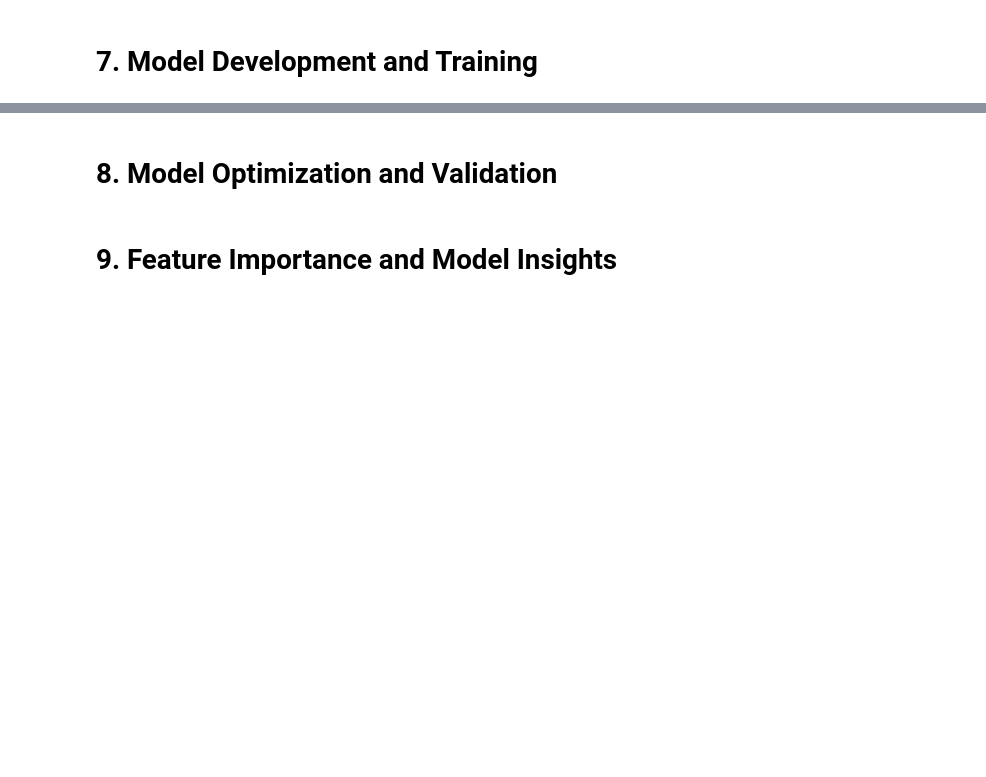
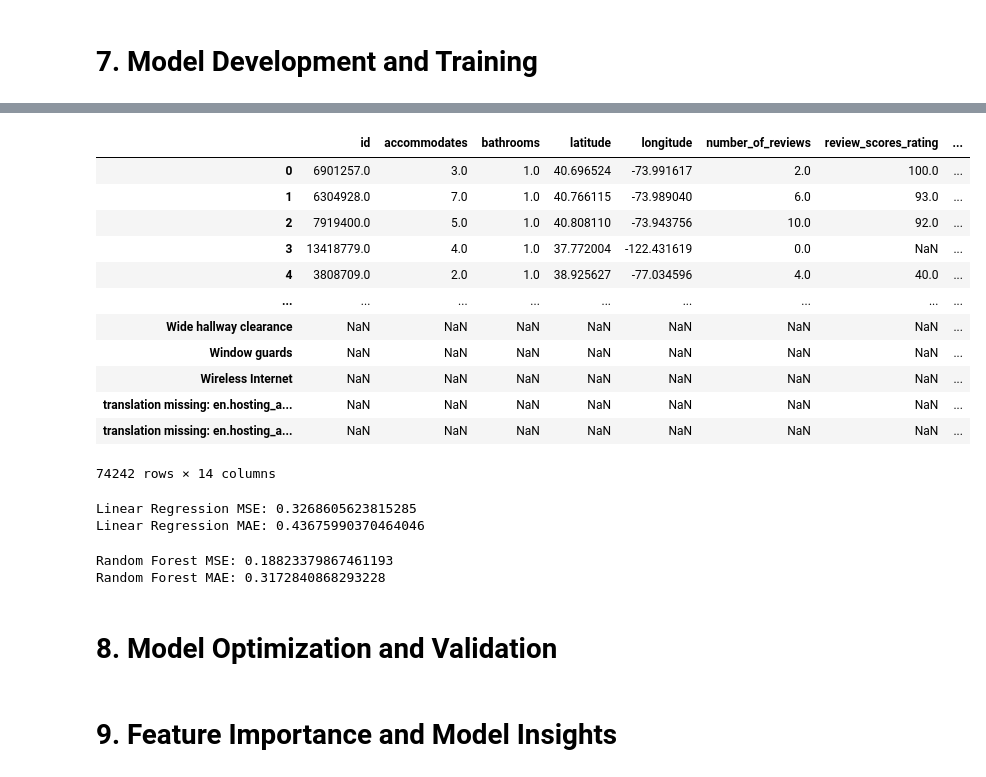
Before and after one commit to Saherpathan/git_assess, a Jupyter notebook: cerina.ipynb, the cells around one changed output, grey strips where cells are left out. Drawn from its saved outputs; the diff is of its cells as text; code cells hidden in the pictures; blank space fills up the shorter version.

```diff
--- a/cerina.ipynb
+++ b/cerina.ipynb
@@ -222,12 +317,11 @@ negative_sentiments[['description_sentiment','description']]
 # %% [markdown]
 # **6. Categorical Data Encoding**
 # %%
-room_type_cols = data.filter(regex='^room_Type').columns
-property_type_cols = data.filter(regex='^property_type').columns
+# Identify categorical variables
+categorical_cols = ['room_type', 'city', 'property_type','cancellation_policy']
 
-# Perform one-hot encoding for categorical variables
-data = pd.get_dummies(data, columns=room_type_cols)
-data = pd.get_dummies(data, columns=property_type_cols)
+# Apply one-hot encoding
+data = pd.get_dummies(data, columns=categorical_cols, drop_first=True)
 
 # Display the encoded DataFrame
 print(data.head())
@@ -289,0 +370,37 @@ print("Random Forest RMSE:", rf_rmse)
+# %%
+# Filter float columns
+float_columns = data.select_dtypes(include=['float']).columns
+
+# Filter data to include only float columns
+data_float = data[float_columns]
+
+# Convert column names to string
+data_float.columns = data_float.columns.astype(str)
+
+# Impute missing values
+imputer = SimpleImputer(strategy='mean')
+X_imputed = imputer.fit_transform(X)
+
+# Impute missing values in target variable
+y_imputed = imputer.fit_transform(y.values.reshape(-1, 1)).ravel()
+
+# Split the data into features (X) and target variable (y)
+X = data_float.drop(columns=['log_price'])
+y = data_float['log_price']
+X_train, X_test, y_train, y_test = train_test_split(X_imputed, y_imputed, test_size=0.2, random_state=42)
+# %%
+X
+# %% [output]
+|  | id | accommodates | bathrooms | latitude | longitude | number_of_reviews | review_scores_rating | ... |
+| 0 | 6901257.0 | 3.0 | 1.0 | 40.696524 | -73.991617 | 2.0 | 100.0 | ... |
+| 1 | 6304928.0 | 7.0 | 1.0 | 40.766115 | -73.989040 | 6.0 | 93.0 | ... |
+| 2 | 7919400.0 | 5.0 | 1.0 | 40.808110 | -73.943756 | 10.0 | 92.0 | ... |
+| 3 | 13418779.0 | 4.0 | 1.0 | 37.772004 | -122.431619 | 0.0 | NaN | ... |
+| 4 | 3808709.0 | 2.0 | 1.0 | 38.925627 | -77.034596 | 4.0 | 40.0 | ... |
+| ... | ... | ... | ... | ... | ... | ... | ... | ... |
+| Wide hallway clearance | NaN | NaN | NaN | NaN | NaN | NaN | NaN | ... |
+| Window guards | NaN | NaN | NaN | NaN | NaN | NaN | NaN | ... |
+| Wireless Internet | NaN | NaN | NaN | NaN | NaN | NaN | NaN | ... |
+| translation missing: en.hosting_a... | NaN | NaN | NaN | NaN | NaN | NaN | NaN | ... |
+| translation missing: en.hosting_a... | NaN | NaN | NaN | NaN | NaN | NaN | NaN | ... |
+74242 rows × 14 columns
@@ -290,2 +410,27 @@ print("Random Forest RMSE:", rf_rmse)
+# %%
+from sklearn.metrics import mean_squared_error, mean_absolute_error
+# Baseline: Simple Linear Regression
+linear_reg = LinearRegression()
+linear_reg.fit(X_train, y_train)
+linear_reg_pred = linear_reg.predict(X_test)
+linear_reg_mse = mean_squared_error(y_test, linear_reg_pred)
+linear_reg_mae = mean_absolute_error(y_test, linear_reg_pred)
+print("Linear Regression MSE:", linear_reg_mse)
+print("Linear Regression MAE:", linear_reg_mae)
+# %% [output]
+Linear Regression MSE: 0.3268605623815285
+Linear Regression MAE: 0.43675990370464046
+# %%
+# RandomForestRegressor
+random_forest = RandomForestRegressor(n_estimators=100, random_state=42)
+random_forest.fit(X_train, y_train)
+random_forest_pred = random_forest.predict(X_test)
+random_forest_mse = mean_squared_error(y_test, random_forest_pred)
+random_forest_mae = mean_absolute_error(y_test, random_forest_pred)
+print("Random Forest MSE:", random_forest_mse)
+print("Random Forest MAE:", random_forest_mae)
+# %% [output]
+Random Forest MSE: 0.18823379867461193
+Random Forest MAE: 0.3172840868293228
 # %% [markdown]
 # **8. Model Optimization and Validation**
```
Also changed, not shown: parts of 34 cells of this notebook.
